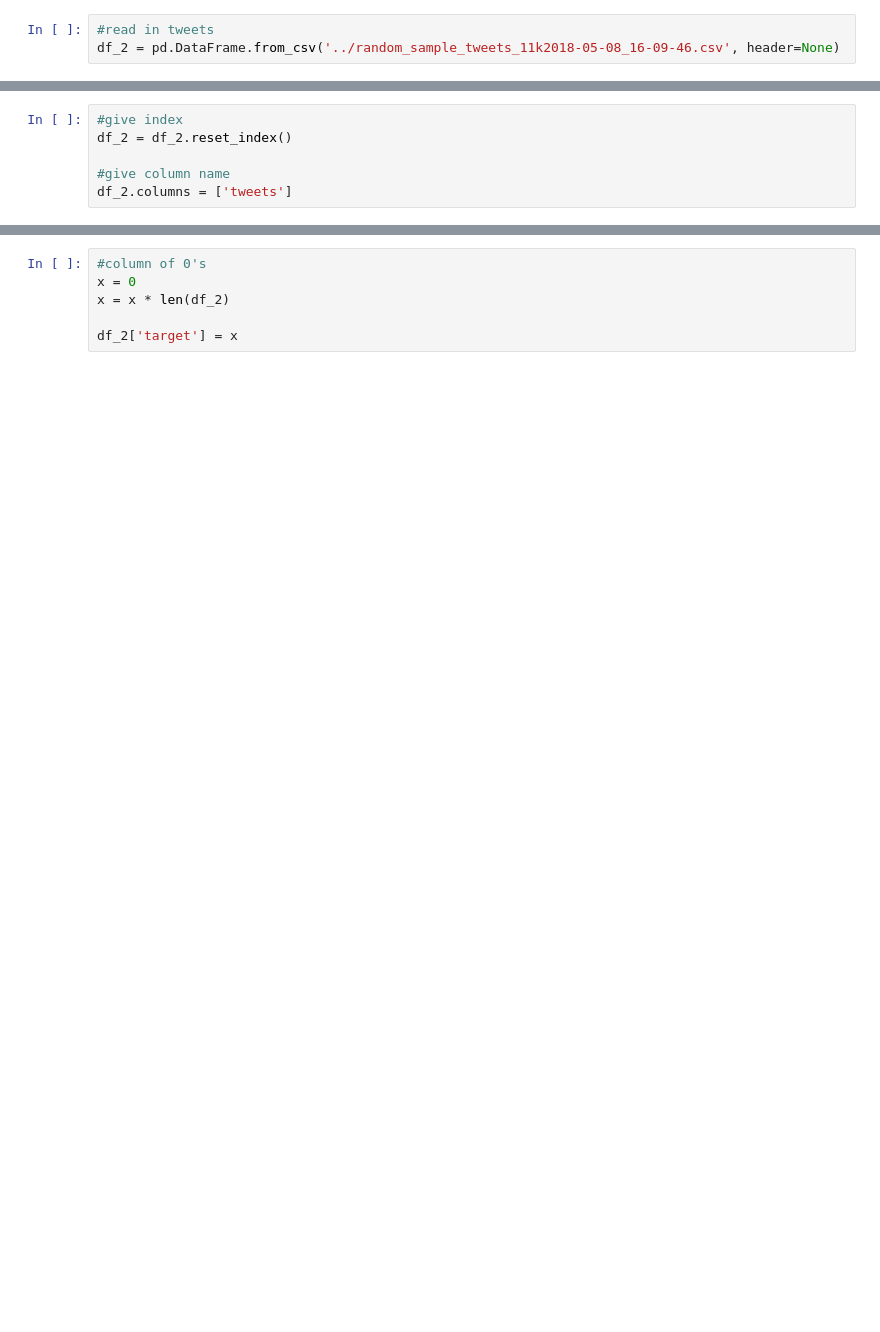
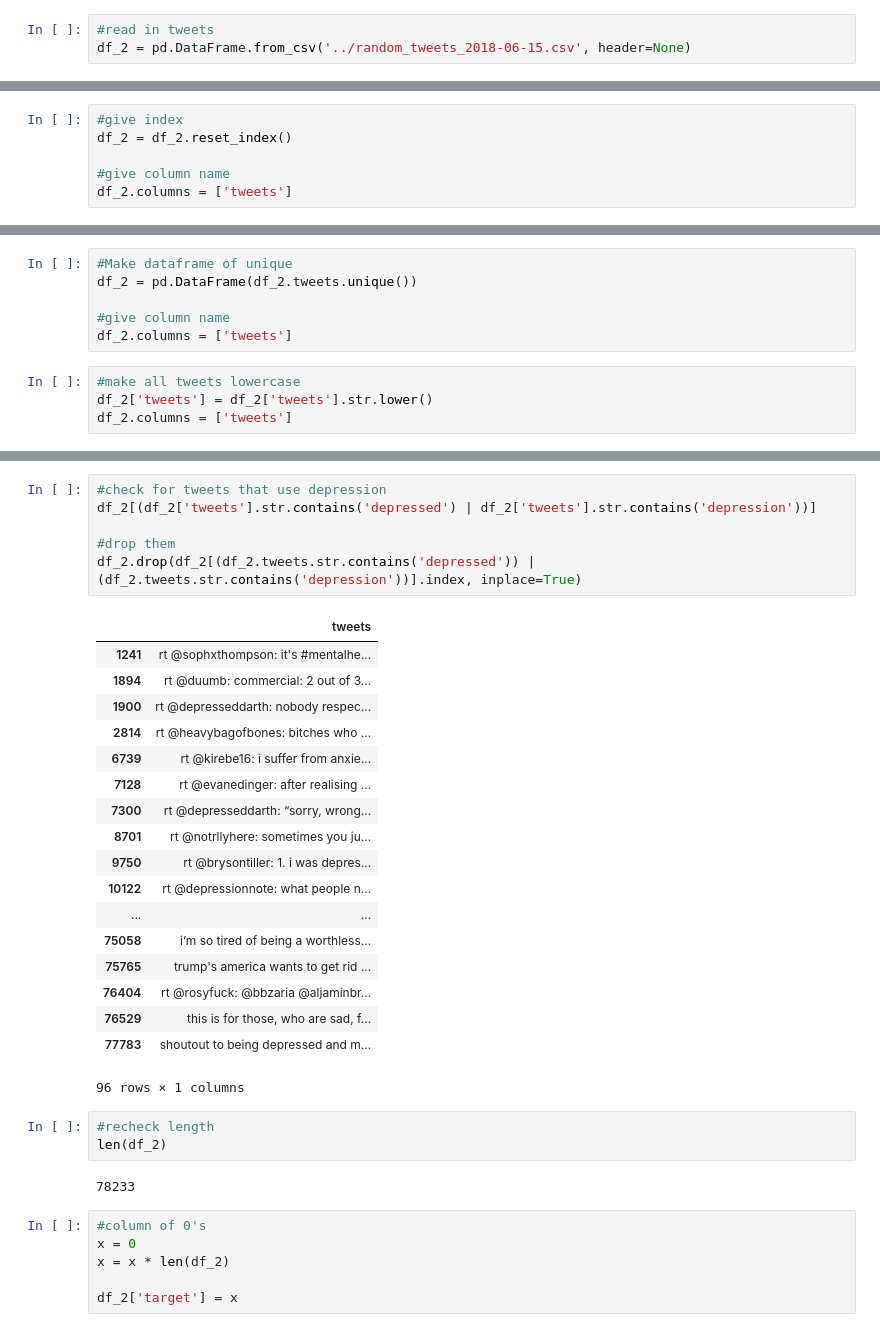
Before and after one commit to shredmore/depression_in_text, a Jupyter notebook: Predict Depressed Tweet vs. Random Tweet.ipynb, the cells around one changed output, grey strips where cells are left out. Drawn from its saved outputs; the diff is of its cells as text; blank space fills up the shorter version.

Commit message:
updated model with more data

```diff
--- a/Predict Depressed Tweet vs. Random Tweet.ipynb
+++ b/Predict Depressed Tweet vs. Random Tweet.ipynb
@@ -114,4 +116,4 @@ df.head(5)
 ## Bring in random tweets
 # %%
 #read in tweets
-df_2 = pd.DataFrame.from_csv('../random_sample_tweets_11k2018-05-08_16-09-46.csv', header=None)
+df_2 = pd.DataFrame.from_csv('../random_tweets_2018-06-15.csv', header=None)
@@ -123,0 +147,10 @@ df_2.columns = ['tweets']
+# %%
+#Make dataframe of unique
+df_2 = pd.DataFrame(df_2.tweets.unique())
+
+#give column name
+df_2.columns = ['tweets']
+# %%
+#make all tweets lowercase
+df_2['tweets'] = df_2['tweets'].str.lower()
+df_2.columns = ['tweets']
@@ -124,3 +166,33 @@ df_2.columns = ['tweets']
+# %%
+#check for tweets that use depression
+df_2[(df_2['tweets'].str.contains('depressed') | df_2['tweets'].str.contains('depression'))]
+
+#drop them
+df_2.drop(df_2[(df_2.tweets.str.contains('depressed')) | (df_2.tweets.str.contains('depression'))].index, inplace=True)
+# %% [output]
+|  | tweets |
+| 1241 | rt @sophxthompson: it's #mentalhe... |
+| 1894 | rt @duumb: commercial: 2 out of 3... |
+| 1900 | rt @depresseddarth: nobody respec... |
+| 2814 | rt @heavybagofbones: bitches who ... |
+| 6739 | rt @kirebe16: i suffer from anxie... |
+| 7128 | rt @evanedinger: after realising ... |
+| 7300 | rt @depresseddarth: “sorry, wrong... |
+| 8701 | rt @notrllyhere: sometimes you ju... |
+| 9750 | rt @brysontiller: 1. i was depres... |
+| 10122 | rt @depressionnote: what people n... |
+| ... | ... |
+| 75058 | i’m so tired of being a worthless... |
+| 75765 | trump's america wants to get rid ... |
+| 76404 | rt @rosyfuck: @bbzaria @aljaminbr... |
+| 76529 | this is for those, who are sad, f... |
+| 77783 | shoutout to being depressed and m... |
+96 rows × 1 columns
+# %%
+#recheck length
+len(df_2)
+# %% [output]
+78233
 # %%
 #column of 0's
 x = 0
```
Also changed, not shown: parts of 19 cells of this notebook, 12 other files.
